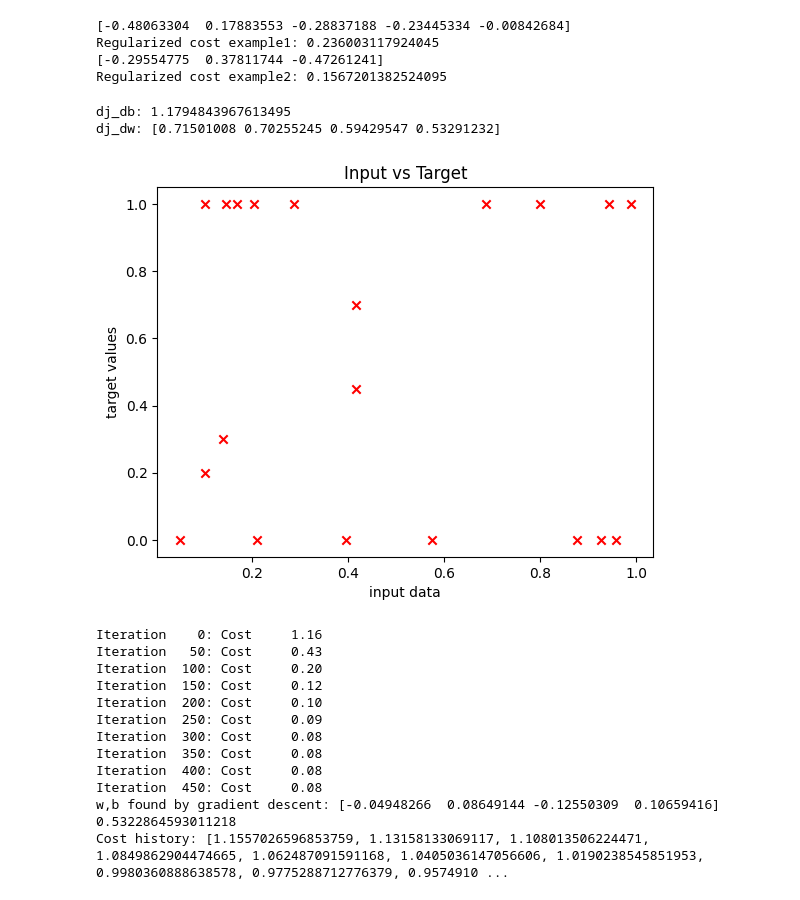
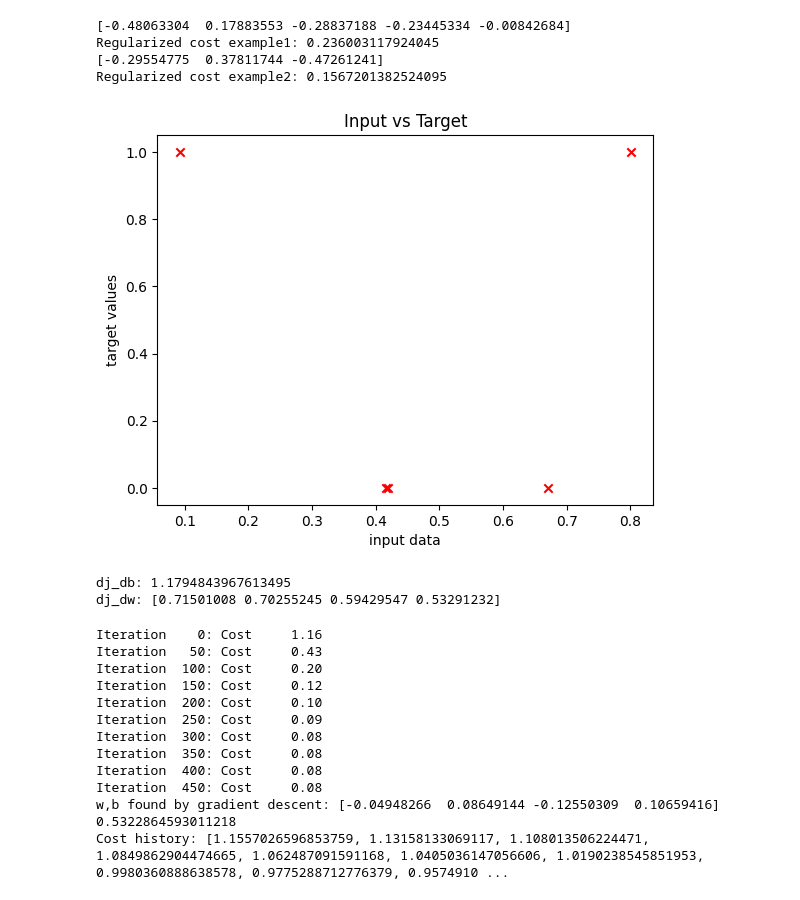
Before and after one commit to DragosTrandafir/HotelRentEstimation_Personal_Project, a Jupyter notebook: Untitled.ipynb, the cells around one changed output. Cells and saved outputs as stored; diff of their text form; code cells hidden in the pictures.

```diff
--- a/Untitled.ipynb
+++ b/Untitled.ipynb
@@ -63,6 +65,17 @@ print("Regularized cost example2:", cost2)
 Regularized cost example1: 0.236003117924045
 [-0.29554775  0.37811744 -0.47261241]
 Regularized cost example2: 0.1567201382524095
+# %%
+for i in range (X1.shape[1]):
+    plt.scatter(X1[i,0], y1[i], marker='x', color='red') # use a scatter plot to display the data considering only the first feature of each example
+#add a title & set x and y label
+plt.title("Input vs Target")
+plt.xlabel("input data")
+plt.ylabel("target values")
+plt.show()
+# EXAMPLES PART - DOES NOT AFFECT OUR FINAL MODEL
+# %% [output]
+[figure, new version]
 # %%
 def compute_gradient(X, y, w, b, lambda_l=1):
     '''
@@ -112,16 +127,6 @@ print(f"dj_dw: {dj_dw1}")
 # %% [output]
 dj_db: 1.1794843967613495
 dj_dw: [0.71501008 0.70255245 0.59429547 0.53291232]
-# %%
-for i in range (20):
-    plt.scatter(X1[i,0], y1[i], marker='x', color='red') # use a scatter plot to display the data considering only the first feature of each example
-#add a title & set x and y label
-plt.title("Input vs Target")
-plt.xlabel("input data")
-plt.ylabel("target values")
-plt.show()
-# %% [output]
-[figure, old version]
 # %%
 def gradient_descent(X, y, w, b, compute_cost_linear_regression, compute_gradient, alpha, iterations):
     '''
```
Also changed, not shown: parts of 2 cells of this notebook.
